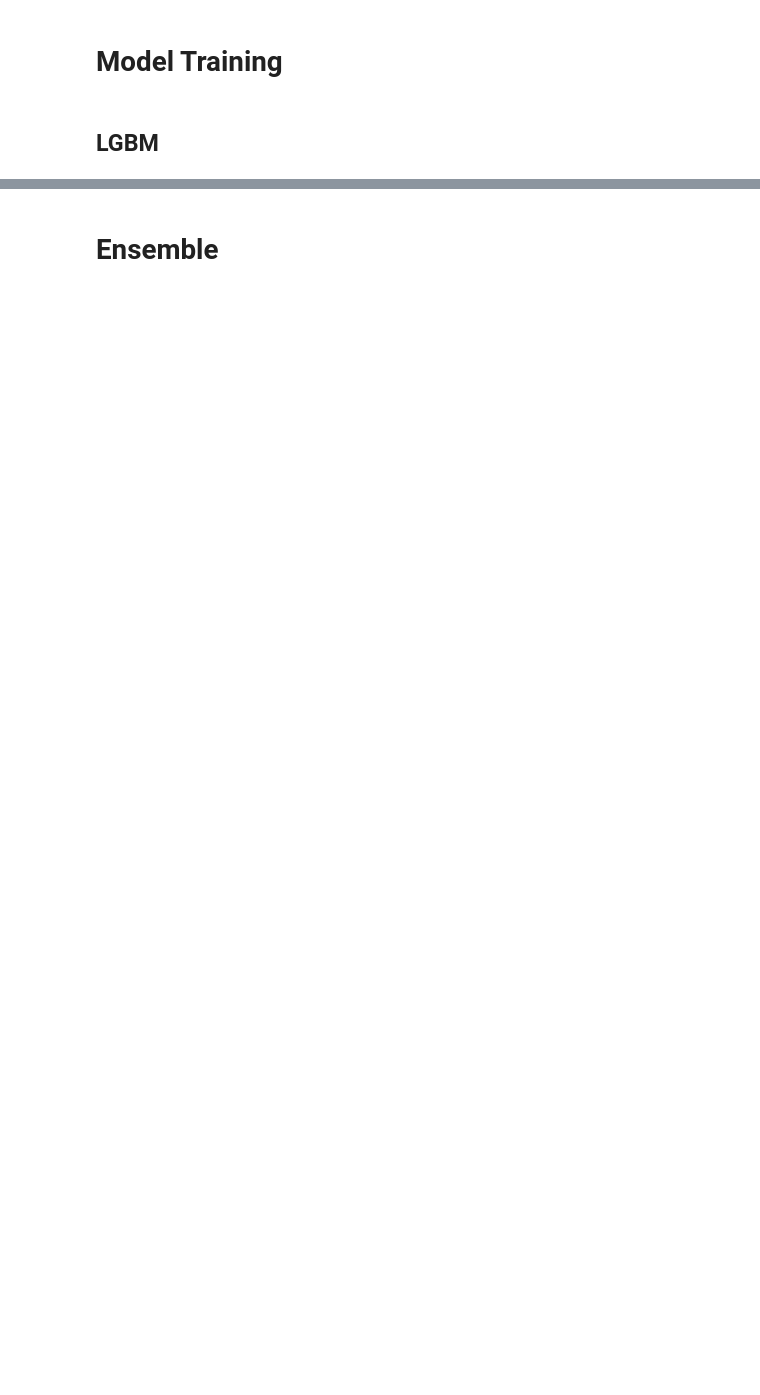
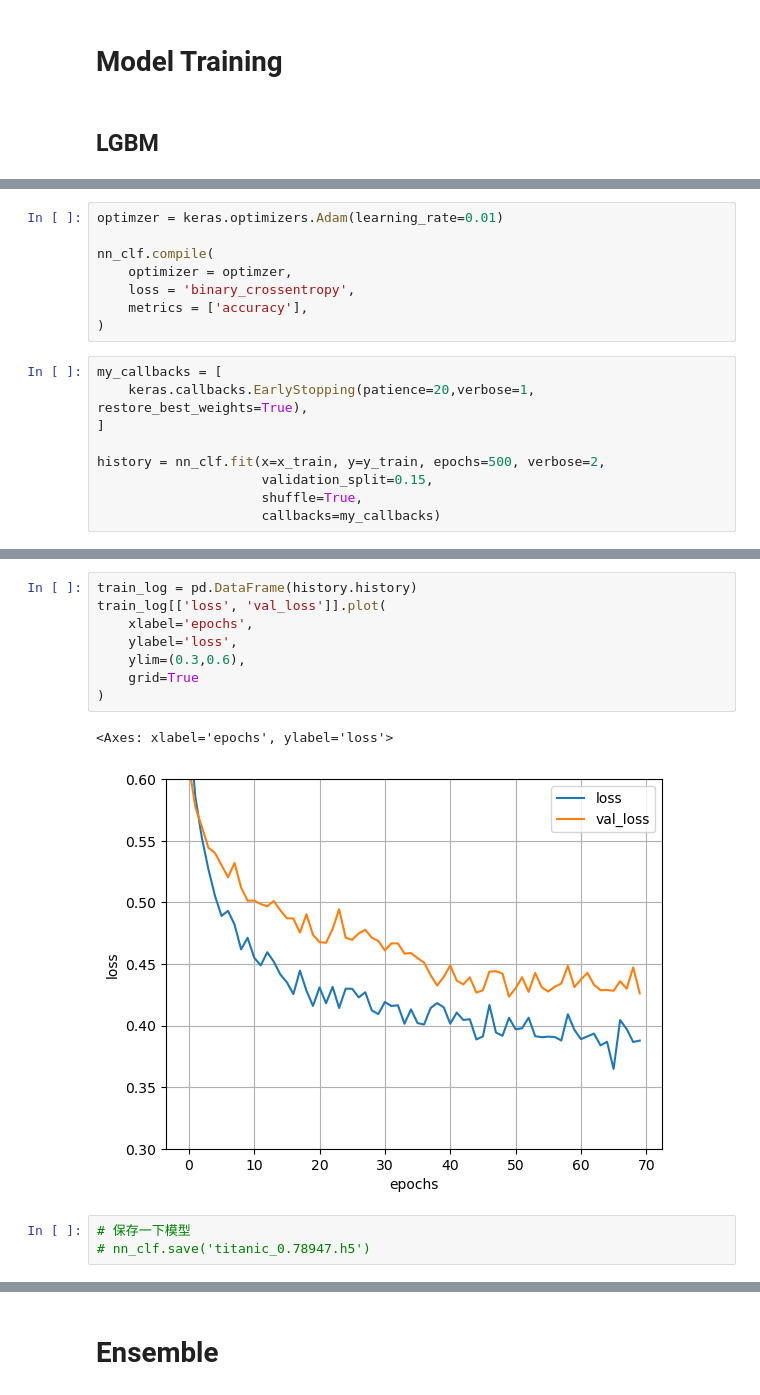
Before and after one commit to slowdive42/kaggle, a Jupyter notebook: titanic/titanic.ipynb, the cells around one changed output, grey strips where cells are left out. Saved outputs shown, nothing was run; the diff lists cells and outputs as text; blank space fills up the shorter version.

```diff
--- a/titanic/titanic.ipynb
+++ b/titanic/titanic.ipynb
@@ -176,0 +245,17 @@ GridSearchCV(cv=3, estimator=LGBMClassifier(), n_jobs=3,
+# %%
+optimzer = keras.optimizers.Adam(learning_rate=0.01)
+
+nn_clf.compile(
+    optimizer = optimzer,
+    loss = 'binary_crossentropy',
+    metrics = ['accuracy'],
+)
+# %%
+my_callbacks = [
+    keras.callbacks.EarlyStopping(patience=20,verbose=1, restore_best_weights=True),
+]
+
+history = nn_clf.fit(x=x_train, y=y_train, epochs=500, verbose=2,
+                     validation_split=0.15,
+                     shuffle=True,
+                     callbacks=my_callbacks)
@@ -176,0 +280,14 @@ GridSearchCV(cv=3, estimator=LGBMClassifier(), n_jobs=3,
+# %%
+train_log = pd.DataFrame(history.history)
+train_log[['loss', 'val_loss']].plot(
+    xlabel='epochs',
+    ylabel='loss',
+    ylim=(0.3,0.6),
+    grid=True
+)
+# %% [output]
+<Axes: xlabel='epochs', ylabel='loss'>
+[figure, added]
+# %%
+# 保存一下模型
+# nn_clf.save('titanic_0.78947.h5')
```
Also changed, not shown: parts of 27 cells of this notebook, 4 other files.
